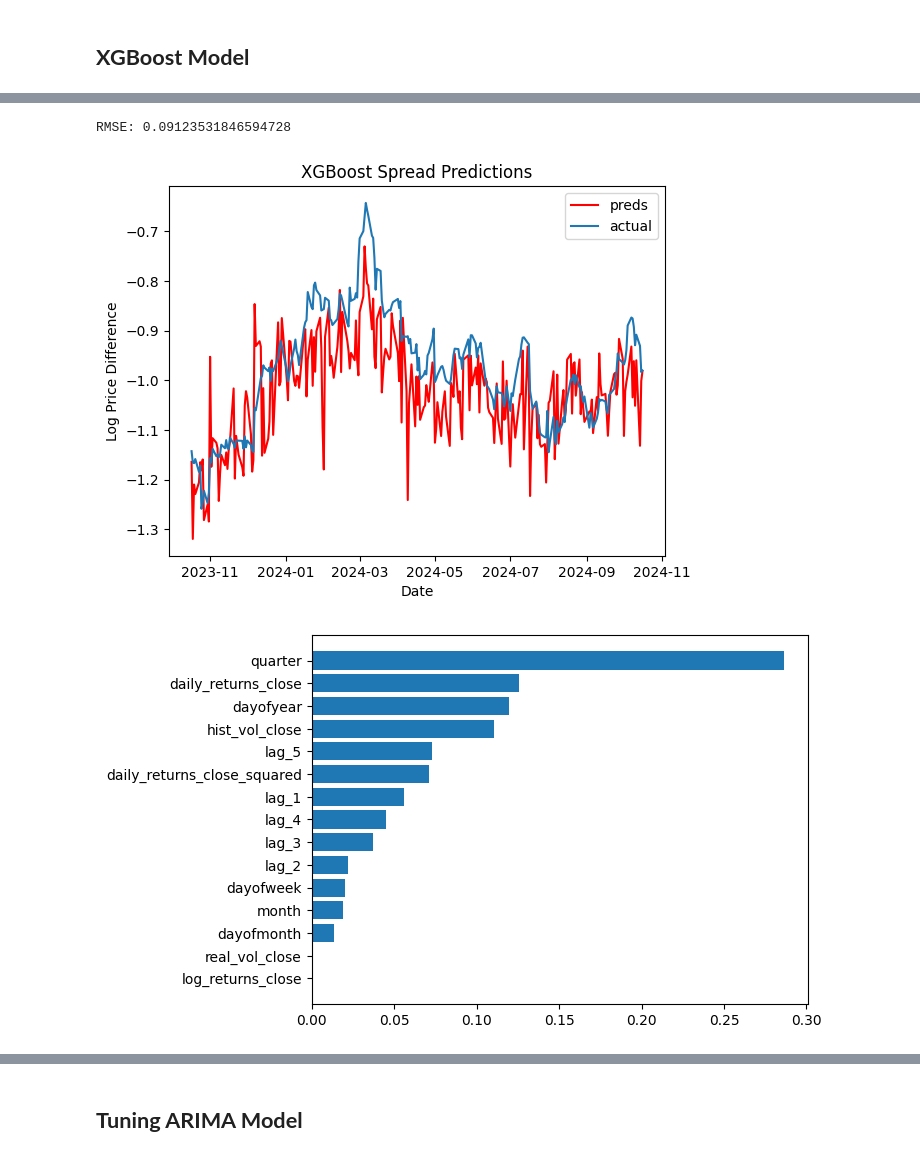
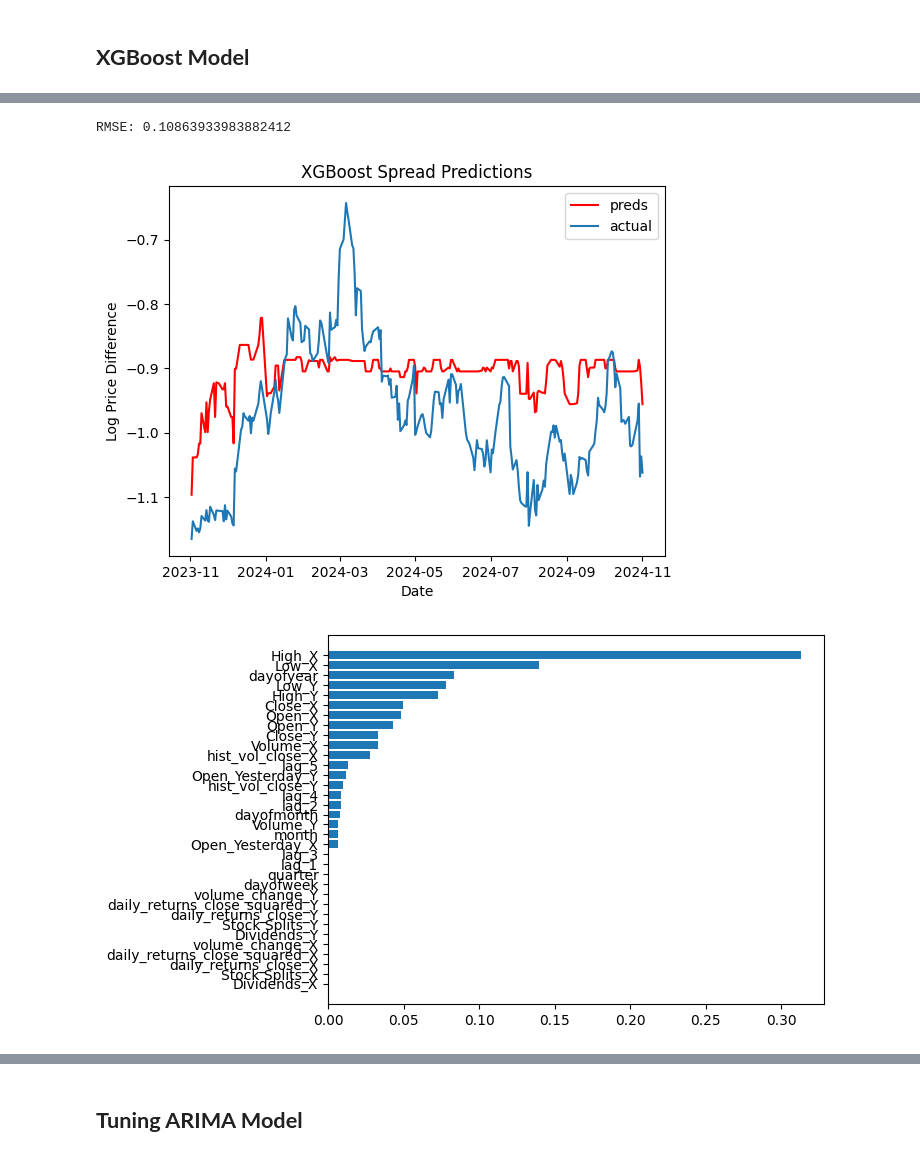
Before and after one commit to JulianneCai/simple-pairs-trading, a Jupyter notebook: main.ipynb, the cells around one changed output, grey strips where cells are left out. Cells and saved outputs as stored; diff of their text form; code cells hidden in the pictures.

```diff
--- a/main.ipynb
+++ b/main.ipynb
@@ -124,0 +116,26 @@ x_train, x_test, y_train, y_test = train_test_split(x, y, test_size=0.2, train_s
+# %%
+lags = range(1, 6)
+
+target = 'Close'
+
+price_x = yf.Ticker(pair[0]).history(period='5y')
+price_x['Open_Yesterday'] = price_x['Open'].shift()
+# price_x = price_x.drop('Open', axis=1)
+price_y = yf.Ticker(pair[1]).history(period='5y')
+price_y['Open_Yesterday'] = price_y['Open'].shift()
+# price_y = price_y.drop('Open', axis=1)
+
+price_x = trainer.generate_features(price_x)
+price_x = price_x.add_suffix('_X')
+
+price_y = trainer.generate_features(price_y)
+price_y = price_y.add_suffix('_Y')
+
+df = pd.concat([price_x, price_y, spread], axis=1)
+
+df = trainer.generate_out_of_sample_features(df, lags, 'Close')
+
+x = df.drop(target, axis=1)
+y = df[target]
+
+x_train, x_test, y_train, y_test = train_test_split(x, y, test_size=0.2, train_size=0.8, shuffle=False)
@@ -225,40 +203,40 @@ OrderedDict({'learning_rate': 0.2048298923160349, 'max_depth': 3, 'n_estimators'
 # %%
-xgb_params = {'learning_rate': 0.1346791986296569,
-              'max_depth': 2,
-              'n_estimators': 1000,
-              'subsample': 1.0
-            #   'subsample': 0.8915759022117604
-            }
+xgb_params = {'gamma': 0.01, 'learning_rate': 0.21833444954426262, 'max_depth': 5, 'n_estimators': 829, 'reg_lambda': 0.020491630352990804}
 
 xgb = XGBRegressor(
-    subsample=xgb_params['subsample'],
     learning_rate=xgb_params['learning_rate'],
     max_depth=xgb_params['max_depth'],
-    n_estimators=xgb_params['n_estimators']
+    n_estimators=xgb_params['n_estimators'],
+    reg_lambda=xgb_params['reg_lambda'],
+    gamma=xgb_params['gamma']
     )
 # %%
-xgb.fit(x_train, y_train)
+xgb.fit(
+    x_train, y_train,
+    eval_set=[(x_train, y_train), (x_test, y_test)],
+    verbose=False
+    )
 
 y_preds = xgb.predict(x_test)
 
 print(f'RMSE: {root_mean_squared_error(y_preds, y_test)}')
 
 plt.title('XGBoost Spread Predictions')
 plt.xlabel('Date')
 plt.ylabel('Log Price Difference')
 
 plt.plot(y_test.index, y_preds, label='preds', color='red')
 plt.plot(y_test.index, y_test, label='actual')
 
 plt.legend()
 plt.show()
 # %% [output]
-RMSE: 0.09123531846594728
+RMSE: 0.10863933983882412
-[figure, old version]
+[figure, new version]
 # %%
 _ = trainer.plot_importance(xgb)
 # %% [output]
-[figure, old version]
+[figure, new version]
 # %%
 mse = make_scorer(root_mean_squared_error)
 
```
Also changed, not shown: parts of 26 cells of this notebook.
